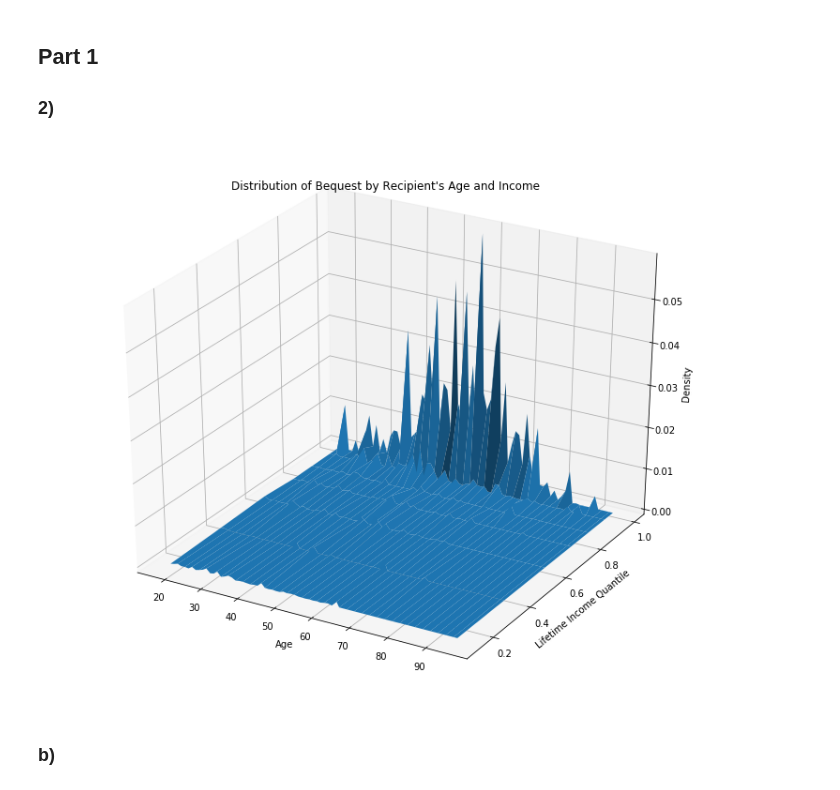
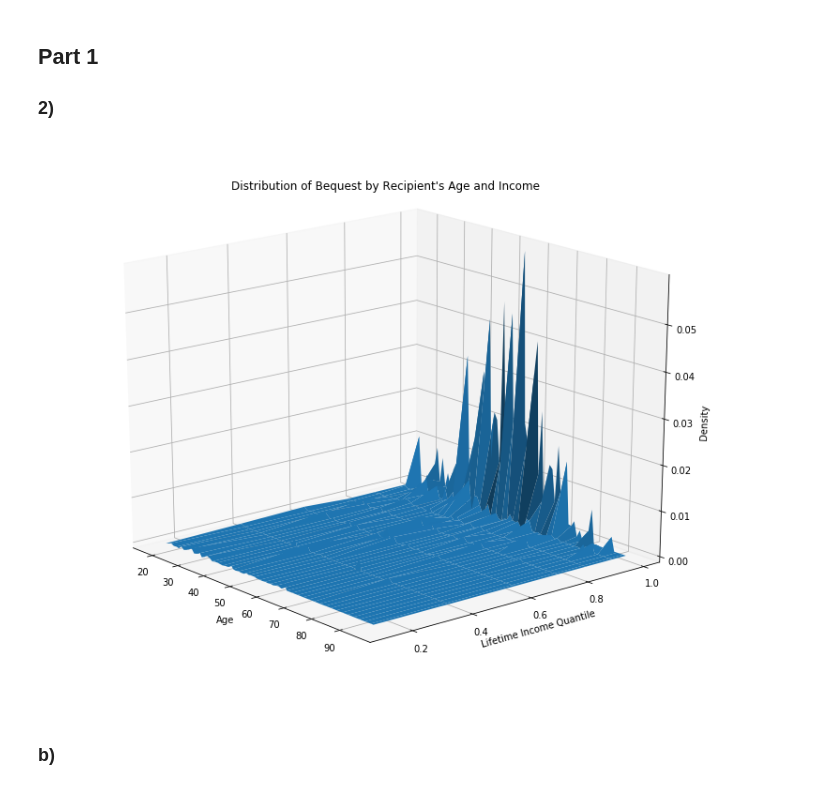
Before and after one commit to khan1792/MACS30200proj, a Jupyter notebook: ProblemSets/PS2/PS2.ipynb, the cells around one changed output. Cells and saved outputs as stored; diff of their text form; code cells hidden in the pictures.

```diff
--- a/ProblemSets/PS2/PS2.ipynb
+++ b/ProblemSets/PS2/PS2.ipynb
@@ -23,15 +23,16 @@ age_vec = np.arange(18, 96)
 # %%
 y_mat, x_mat = np.meshgrid(inc_vec, age_vec)
 fig = plt.figure(figsize =(10,8))
 ax = Axes3D(fig)
 ax.plot_surface(x_mat, y_mat, bq_data)
+ax.view_init(elev=20., azim=-40)
 plt.title("Distribution of Bequest by Recipient's Age and Income")
 plt.xlabel("Age")
 plt.ylabel("Lifetime Income Quantile")
 ax.set_zlabel("Density")
 plt.show()
 # %% [output]
-[figure, old version]
+[figure, new version]
 # %% [markdown]
 ### b)
 # %%
```
